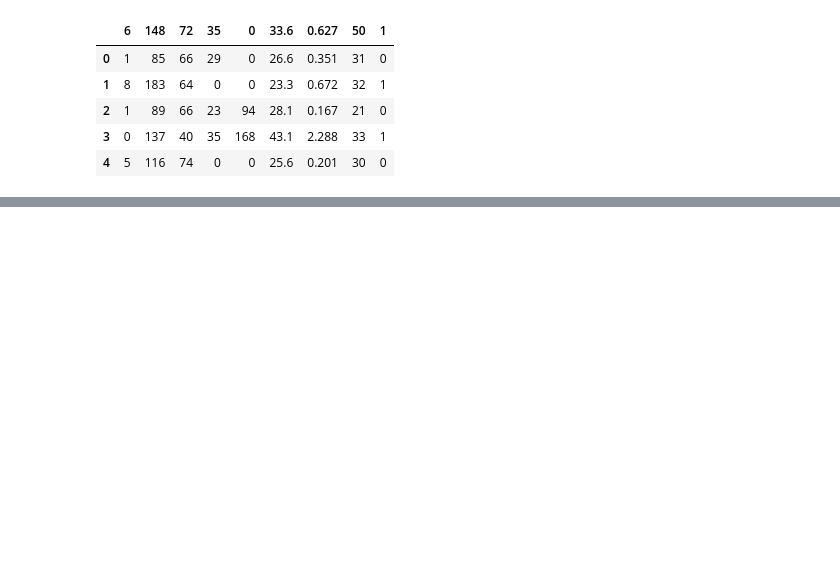
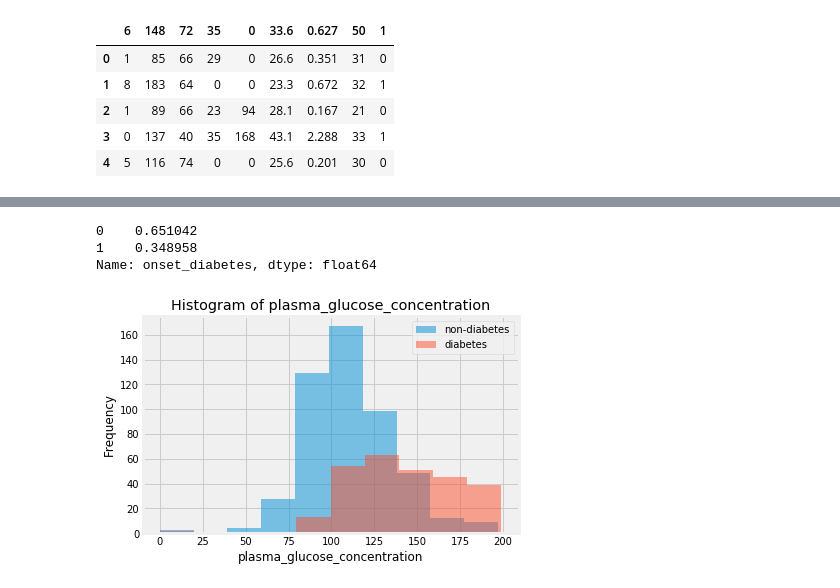
Before and after one commit to SuperSupeng/Data-analysis-with-python, a Jupyter notebook: dataAnalysis/Feature understanding/Feature enhanced.ipynb, the cells around one changed output, grey strips where cells are left out. Drawn from its saved outputs; the diff is of its cells as text; code cells hidden in the pictures; blank space fills up the shorter version.

```diff
--- a/dataAnalysis/Feature understanding/Feature enhanced.ipynb
+++ b/dataAnalysis/Feature understanding/Feature enhanced.ipynb
@@ -17,3 +17,8 @@ pima.head()
 | 2 | 1 | 89 | 66 | 23 | 94 | 28.1 | 0.167 | 21 | 0 |
 | 3 | 0 | 137 | 40 | 35 | 168 | 43.1 | 2.288 | 33 | 1 |
 | 4 | 5 | 116 | 74 | 0 | 0 | 25.6 | 0.201 | 30 | 0 |
+# %%
+#原数据没有列名，手动添加
+pima_column_names = ['times_pregnant', 'plasma_glucose_concentration', 'diastolic_blood_pressure', 'triceps_thickness', 'serum_insulin', 'bmi', 'pedigree_function', 'age', 'onset_diabetes']
+pima = pd.read_csv('~/开发/AI相关/特征工程/Feature-Engineering-Made-Easy-master/data/pima.data', names=pima_column_names)
+pima.head()
@@ -19,0 +32,19 @@ pima.head()
+# %%
+#空准确率，65%的人没有糖尿病
+#空准确率是指当模型总是预测频率较高的类别时达到的正确率
+pima['onset_diabetes'].value_counts(normalize=True)
+# %% [output]
+0    0.651042
+1    0.348958
+Name: onset_diabetes, dtype: float64
+# %%
+col = 'plasma_glucose_concentration'
+plt.hist(pima[pima['onset_diabetes']==0][col], 10, alpha=0.5, label='non-diabetes')
+plt.hist(pima[pima['onset_diabetes']==1][col], 10, alpha=0.5, label='diabetes')
+plt.legend(loc='upper right')
+plt.xlabel(col)
+plt.ylabel('Frequency')
+plt.title('Histogram of {}'.format(col))
+plt.show()
+# %% [output]
+[figure, added]
```
Also changed, not shown: parts of 9 cells of this notebook.
